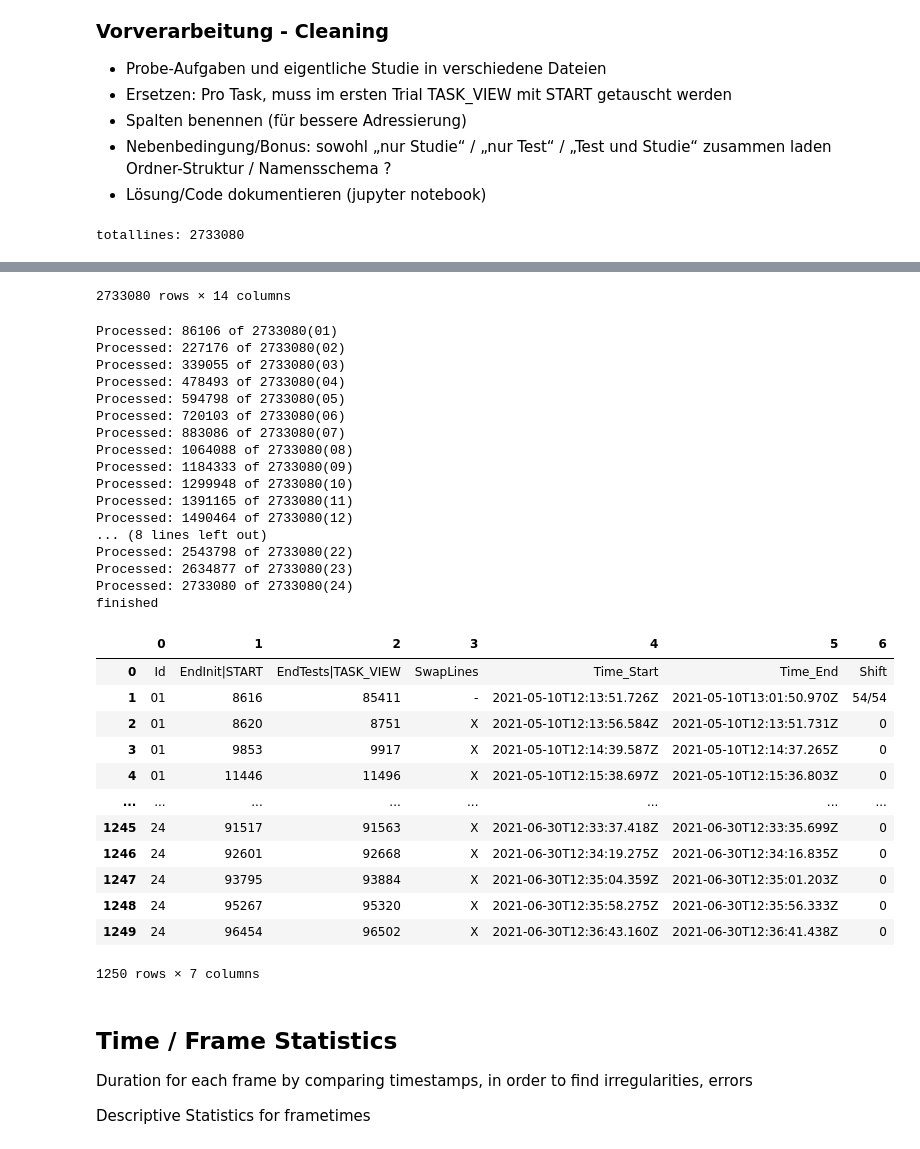
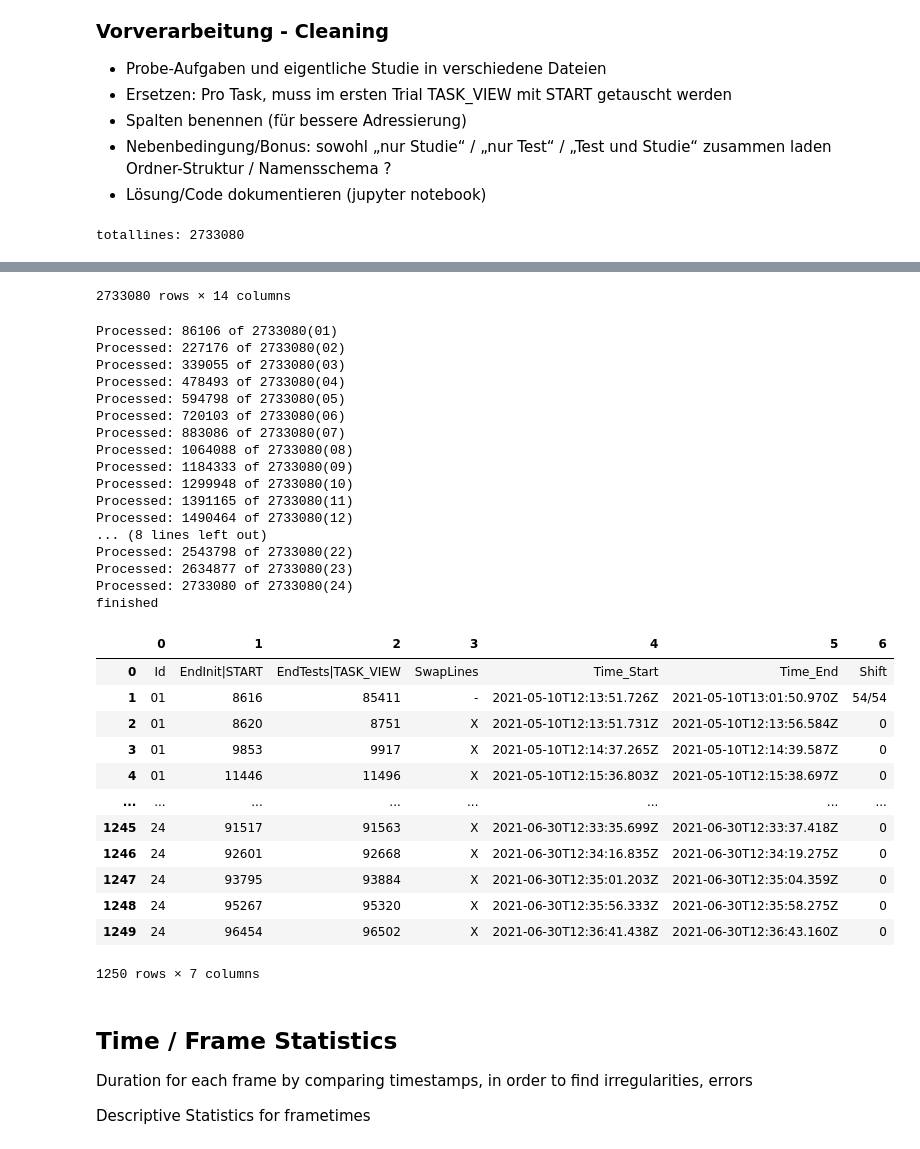
Before and after one commit to visualengineers/reflex-avi2022-results, a Jupyter notebook: code/zelasto study.ipynb, the cells around one changed output, grey strips where cells are left out. Drawn from its saved outputs; the diff is of its cells as text; code cells hidden in the pictures.

```diff
--- a/code/zelasto study.ipynb
+++ b/code/zelasto study.ipynb
@@ -225,7 +225,7 @@ for testData in study:
     # if len(startLine) != len(taskLine):
         # print(f'{testData["Proband"][0]}: {len(startLine)} > {len(taskLine)}')
 
-    shift = 0;
+    shift = 0
 
     marker.append([testData["Proband"][0], start, end, "-", filteredData["DateTime"][0], filteredData["DateTime"][len(filteredData)-1], f'{len(taskLine)}/{len(startLine)}'])
 
@@ -238,13 +238,21 @@ for testData in study:
             shift += 1
             # print(print(f'{testData["Proband"][0]}: shifted {shift} lines - {startLine.index[i] + start} -> {startLine.index[i+shift] + start}'))
 
-        linecopy = filteredData.iloc[startLine.index[i+shift]]
-        filteredData.iloc[startLine.index[i+shift]] = filteredData.iloc[taskLine.index[i]]
-        filteredData.iloc[taskLine.index[i]] = linecopy
+        linecopy = filteredData.iloc[startLine.index[i+shift]]["posX"]
+        # filteredData.iloc[startLine.index[i+shift]] = filteredData.iloc[taskLine.index[i]]
+        # filteredData.iloc[taskLine.index[i]] = linecopy
 
-        marker.append([testData["Proband"][0], str(startLine.index[i+shift] + start), str(taskLine.index[i] + start), "X" ,filteredData.iloc[startLine.index[i+shift]]["DateTime"], linecopy["DateTime"], shift]);
+        # only exchange the marker - NOT the whole line (preserving the timestamp !)
+        filteredData.iat[startLine.index[i+shift], 7] = filteredData.iloc[taskLine.index[i]].at["posX"]
+        filteredData.iat[taskLine.index[i], 7] = linecopy
+
+
+        marker.append([testData["Proband"][0], str(startLine.index[i+shift] + start), str(taskLine.index[i] + start), "X" ,filteredData.iloc[startLine.index[i+shift]]["DateTime"], filteredData.iloc[taskLine.index[i]]["DateTime"], shift])
+
 
     cleanedStudy.append(filteredData)
+
+    filteredData.to_csv(rf'{export}clean/_{testData["Proband"][0]}.csv')
 
 markerframe = pd.DataFrame(data=marker)
 markerframe.to_csv(rf'{export}marker.csv', sep= ";")
@@ -267,42 +275,42 @@ totallines: 2733080
 | 2 | 2021-05-10T12:08:25.446Z | INTERACTION | direct | 1 | 1,5 | 6 | 0 | - | - | ... |
 | 3 | 2021-05-10T12:08:25.475Z | INTERACTION | direct | 1 | 1,5 | 6 | 0 | - | - | ... |
 | 4 | 2021-05-10T12:08:25.521Z | INTERACTION | direct | 1 | 1,5 | 6 | 0 | - | - | ... |
 | ... | ... | ... | ... | ... | ... | ... | ... | ... | ... | ... |
 | 2733075 | 2021-06-30T12:37:47.525Z | INTERACTION | densening | 1 | 8,2,7,1,5 | 9 | 0 | - | - | ... |
 | 2733076 | 2021-06-30T12:37:47.564Z | INTERACTION | densening | 1 | 8,2,7,1,5 | 9 | 0 | - | - | ... |
 | 2733077 | 2021-06-30T12:37:47.596Z | INTERACTION | densening | 1 | 8,2,7,1,5 | 9 | 0 | - | - | ... |
 | 2733078 | 2021-06-30T12:37:47.639Z | INTERACTION | densening | 1 | 8,2,7,1,5 | 9 | 0 | - | - | ... |
 | 2733079 | 2021-06-30T12:37:47.678Z | INTERACTION | densening | 1 | 8,2,7,1,5 | 9 | 0 | - | - | ... |
 2733080 rows × 14 columns
 Processed: 86106 of 2733080(01)
 Processed: 227176 of 2733080(02)
 Processed: 339055 of 2733080(03)
 Processed: 478493 of 2733080(04)
 Processed: 594798 of 2733080(05)
 Processed: 720103 of 2733080(06)
 Processed: 883086 of 2733080(07)
 Processed: 1064088 of 2733080(08)
 Processed: 1184333 of 2733080(09)
 Processed: 1299948 of 2733080(10)
 Processed: 1391165 of 2733080(11)
 Processed: 1490464 of 2733080(12)
 ... (8 lines left out)
 Processed: 2543798 of 2733080(22)
 Processed: 2634877 of 2733080(23)
 Processed: 2733080 of 2733080(24)
 finished
 |  | 0 | 1 | 2 | 3 | 4 | 5 | 6 |
 | 0 | Id | EndInit|START | EndTests|TASK_VIEW | SwapLines | Time_Start | Time_End | Shift |
 | 1 | 01 | 8616 | 85411 | - | 2021-05-10T12:13:51.726Z | 2021-05-10T13:01:50.970Z | 54/54 |
-| 2 | 01 | 8620 | 8751 | X | 2021-05-10T12:13:56.584Z | 2021-05-10T12:13:51.731Z | 0 |
-| 3 | 01 | 9853 | 9917 | X | 2021-05-10T12:14:39.587Z | 2021-05-10T12:14:37.265Z | 0 |
-| 4 | 01 | 11446 | 11496 | X | 2021-05-10T12:15:38.697Z | 2021-05-10T12:15:36.803Z | 0 |
+| 2 | 01 | 8620 | 8751 | X | 2021-05-10T12:13:51.731Z | 2021-05-10T12:13:56.584Z | 0 |
+| 3 | 01 | 9853 | 9917 | X | 2021-05-10T12:14:37.265Z | 2021-05-10T12:14:39.587Z | 0 |
+| 4 | 01 | 11446 | 11496 | X | 2021-05-10T12:15:36.803Z | 2021-05-10T12:15:38.697Z | 0 |
 | ... | ... | ... | ... | ... | ... | ... | ... |
-| 1245 | 24 | 91517 | 91563 | X | 2021-06-30T12:33:37.418Z | 2021-06-30T12:33:35.699Z | 0 |
-| 1246 | 24 | 92601 | 92668 | X | 2021-06-30T12:34:19.275Z | 2021-06-30T12:34:16.835Z | 0 |
-| 1247 | 24 | 93795 | 93884 | X | 2021-06-30T12:35:04.359Z | 2021-06-30T12:35:01.203Z | 0 |
-| 1248 | 24 | 95267 | 95320 | X | 2021-06-30T12:35:58.275Z | 2021-06-30T12:35:56.333Z | 0 |
-| 1249 | 24 | 96454 | 96502 | X | 2021-06-30T12:36:43.160Z | 2021-06-30T12:36:41.438Z | 0 |
+| 1245 | 24 | 91517 | 91563 | X | 2021-06-30T12:33:35.699Z | 2021-06-30T12:33:37.418Z | 0 |
+| 1246 | 24 | 92601 | 92668 | X | 2021-06-30T12:34:16.835Z | 2021-06-30T12:34:19.275Z | 0 |
+| 1247 | 24 | 93795 | 93884 | X | 2021-06-30T12:35:01.203Z | 2021-06-30T12:35:04.359Z | 0 |
+| 1248 | 24 | 95267 | 95320 | X | 2021-06-30T12:35:56.333Z | 2021-06-30T12:35:58.275Z | 0 |
+| 1249 | 24 | 96454 | 96502 | X | 2021-06-30T12:36:41.438Z | 2021-06-30T12:36:43.160Z | 0 |
 1250 rows × 7 columns
 # %% [markdown]
 ## Time / Frame Statistics
```
Also changed, not shown: parts of 7 cells of this notebook, 38 other files.
